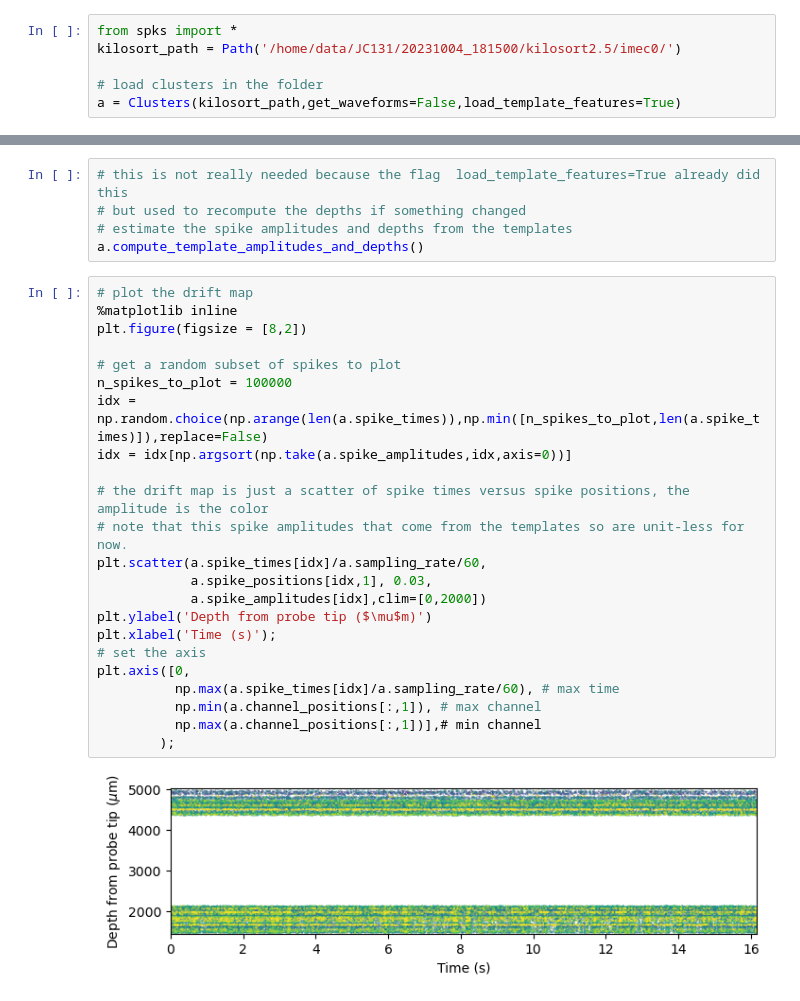
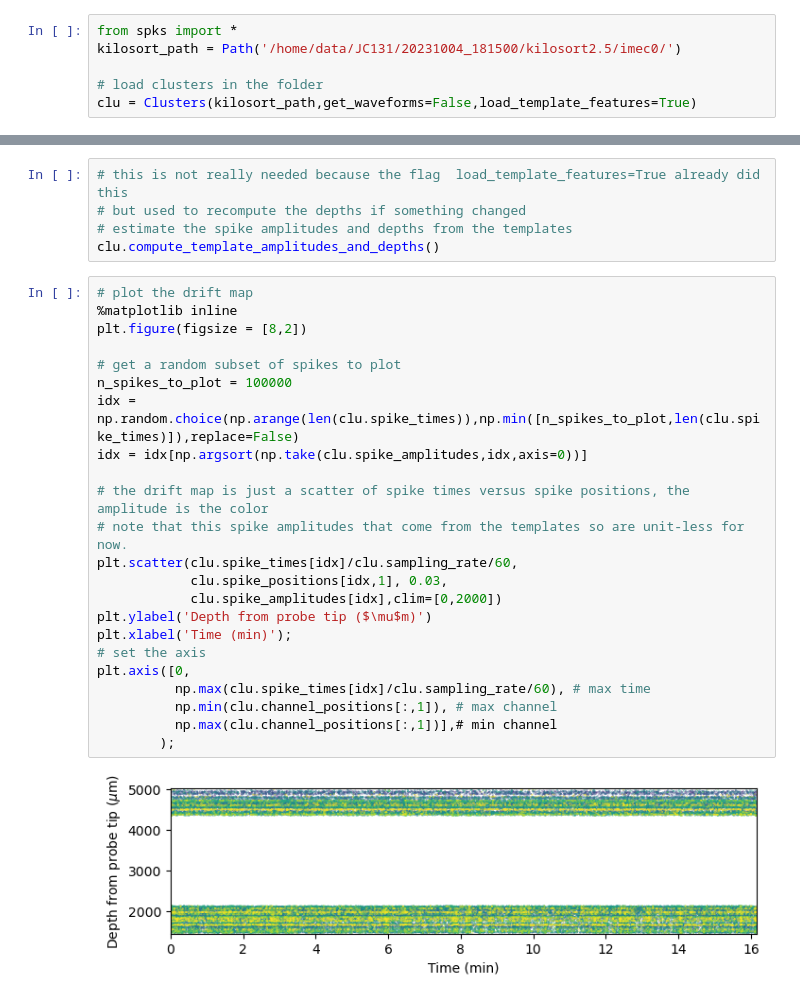
Before and after one commit to spkware/spks, a Jupyter notebook: notebooks/plot_drift_map.ipynb, the cells around one changed output, grey strips where cells are left out. Drawn from its saved outputs; the diff is of its cells as text.

```diff
--- a/notebooks/plot_drift_map.ipynb
+++ b/notebooks/plot_drift_map.ipynb
@@ -3,4 +3,4 @@ from spks import *
 kilosort_path = Path('/home/data/JC131/20231004_181500/kilosort2.5/imec0/')
 
 # load clusters in the folder
-a = Clusters(kilosort_path,get_waveforms=False,load_template_features=True)
+clu = Clusters(kilosort_path,get_waveforms=False,load_template_features=True)
@@ -8,29 +18,29 @@ a = Clusters(kilosort_path,get_waveforms=False,load_template_features=True)
 # this is not really needed because the flag  load_template_features=True already did this
 # but used to recompute the depths if something changed
 # estimate the spike amplitudes and depths from the templates
-a.compute_template_amplitudes_and_depths()
+clu.compute_template_amplitudes_and_depths()
 # %%
 # plot the drift map
 %matplotlib inline
 plt.figure(figsize = [8,2])
 
 # get a random subset of spikes to plot
 n_spikes_to_plot = 100000
-idx = np.random.choice(np.arange(len(a.spike_times)),np.min([n_spikes_to_plot,len(a.spike_times)]),replace=False)
-idx = idx[np.argsort(np.take(a.spike_amplitudes,idx,axis=0))]
+idx = np.random.choice(np.arange(len(clu.spike_times)),np.min([n_spikes_to_plot,len(clu.spike_times)]),replace=False)
+idx = idx[np.argsort(np.take(clu.spike_amplitudes,idx,axis=0))]
 
 # the drift map is just a scatter of spike times versus spike positions, the amplitude is the color
 # note that this spike amplitudes that come from the templates so are unit-less for now.
-plt.scatter(a.spike_times[idx]/a.sampling_rate/60,
-            a.spike_positions[idx,1], 0.03,
-            a.spike_amplitudes[idx],clim=[0,2000])
+plt.scatter(clu.spike_times[idx]/clu.sampling_rate/60,
+            clu.spike_positions[idx,1], 0.03,
+            clu.spike_amplitudes[idx],clim=[0,2000])
 plt.ylabel('Depth from probe tip ($\mu$m)')
-plt.xlabel('Time (s)');
+plt.xlabel('Time (min)');
 # set the axis
 plt.axis([0,
-          np.max(a.spike_times[idx]/a.sampling_rate/60), # max time
-          np.min(a.channel_positions[:,1]), # max channel
-          np.max(a.channel_positions[:,1])],# min channel
+          np.max(clu.spike_times[idx]/clu.sampling_rate/60), # max time
+          np.min(clu.channel_positions[:,1]), # max channel
+          np.max(clu.channel_positions[:,1])],# min channel
         );
 # %% [output]
-[figure, old version]
+[figure, new version]
```
Also changed, not shown: parts of 1 cell of this notebook, 2 other files.
